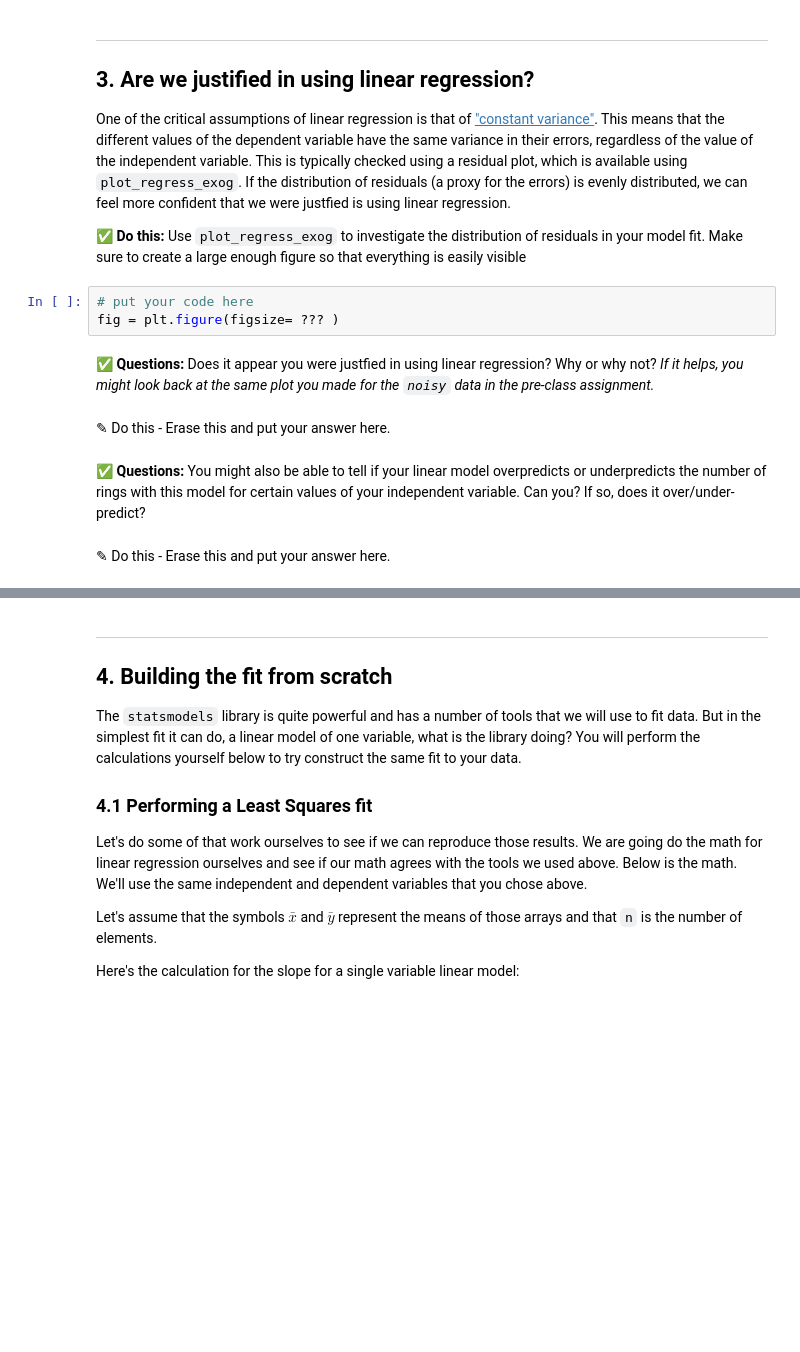
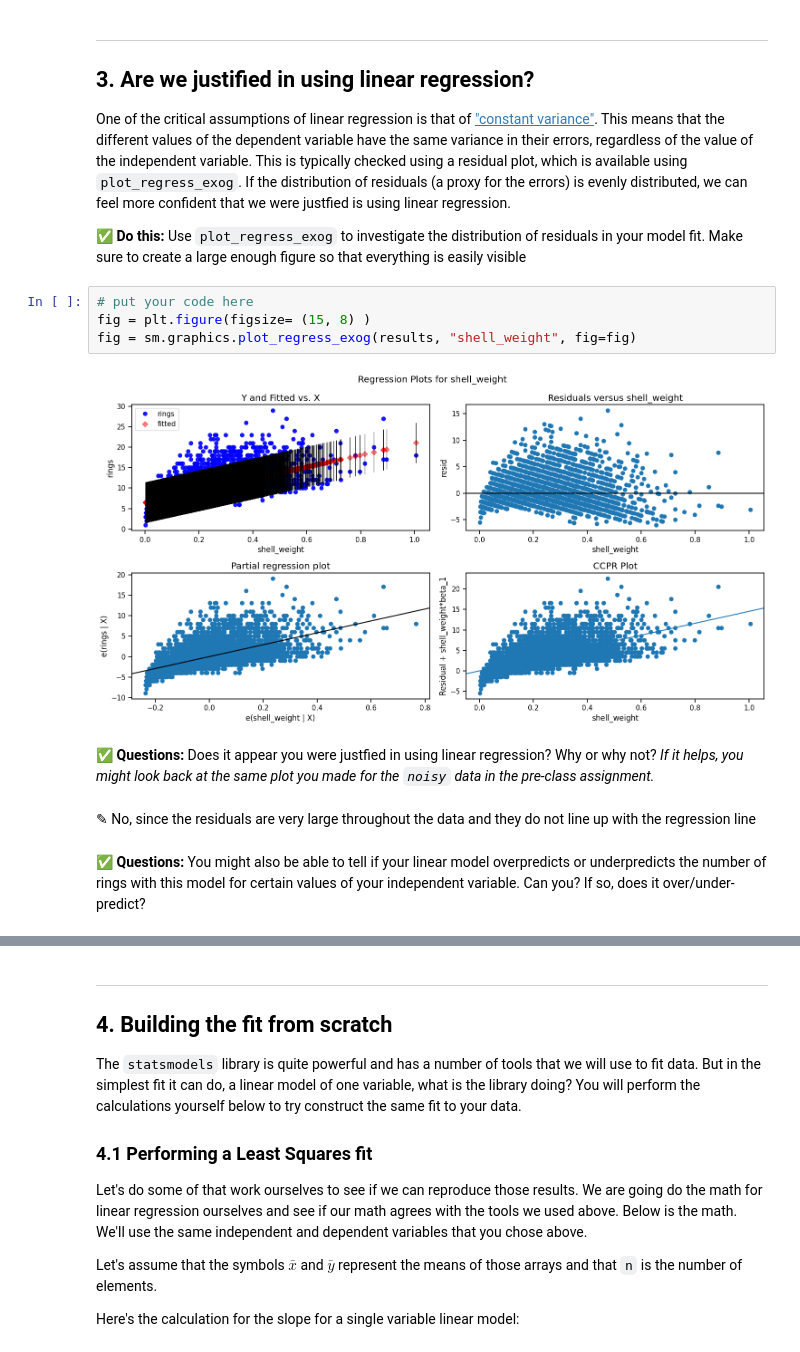
Before and after one commit to mlee3001/CMSE202-s24-turnin, a Jupyter notebook: Day-13/Day-13_In-Class-Regression-STUDENT.ipynb, the cells around one changed output, grey strips where cells are left out. Cells and saved outputs as stored; diff of their text form; blank space fills up the shorter version.

```diff
--- a/Day-13/Day-13_In-Class-Regression-STUDENT.ipynb
+++ b/Day-13/Day-13_In-Class-Regression-STUDENT.ipynb
@@ -173,12 +234,13 @@ One of the critical assumptions of linear regression is that of ["constant varia
 **&#9989; Do this:** Use `plot_regress_exog` to investigate the distribution of residuals in your model fit. Make sure to create a large enough figure so that everything is easily visible
 # %%
 # put your code here
-fig = plt.figure(figsize= ??? )
+fig = plt.figure(figsize= (15, 8) )
+fig = sm.graphics.plot_regress_exog(results, "shell_weight", fig=fig)
+# %% [output]
+[figure, added]
 # %% [markdown]
 **&#9989; Questions:** Does it appear you were justfied in using linear regression? Why or why not? _If it helps, you might look back at the same plot you made for the `noisy` data in the pre-class assignment._
-# %% [markdown]
-<font size=+3>&#9998;</font> Do this - Erase this and put your answer here.
+# %% [markdown]
+<font size=+3>&#9998;</font> No, since the residuals are very large throughout the data and they do not line up with the regression line
 # %% [markdown]
 **&#9989; Questions:**  You might also be able to tell if your linear model overpredicts or underpredicts the number of rings with this model for certain values of your independent variable. Can you? If so, does it over/under-predict?
-# %% [markdown]
-<font size=+3>&#9998;</font> Do this - Erase this and put your answer here.
```
Also changed, not shown: parts of 30 cells of this notebook.
